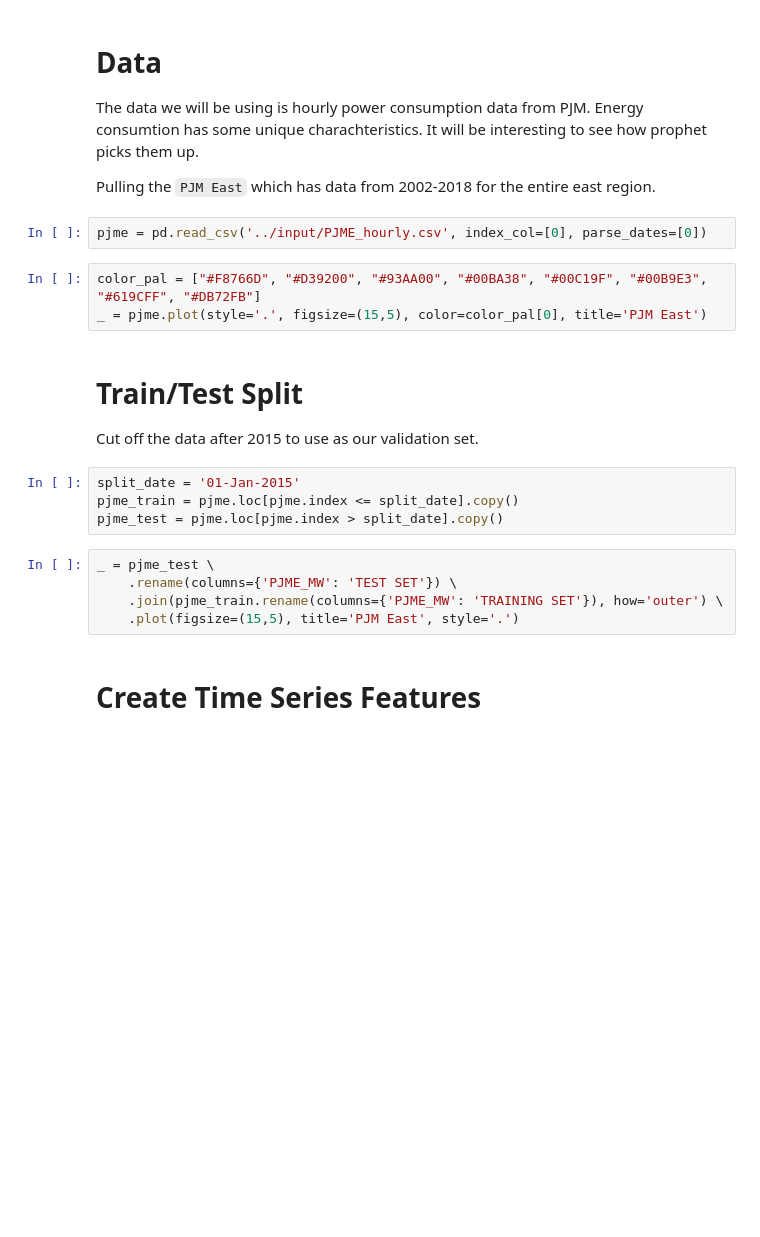
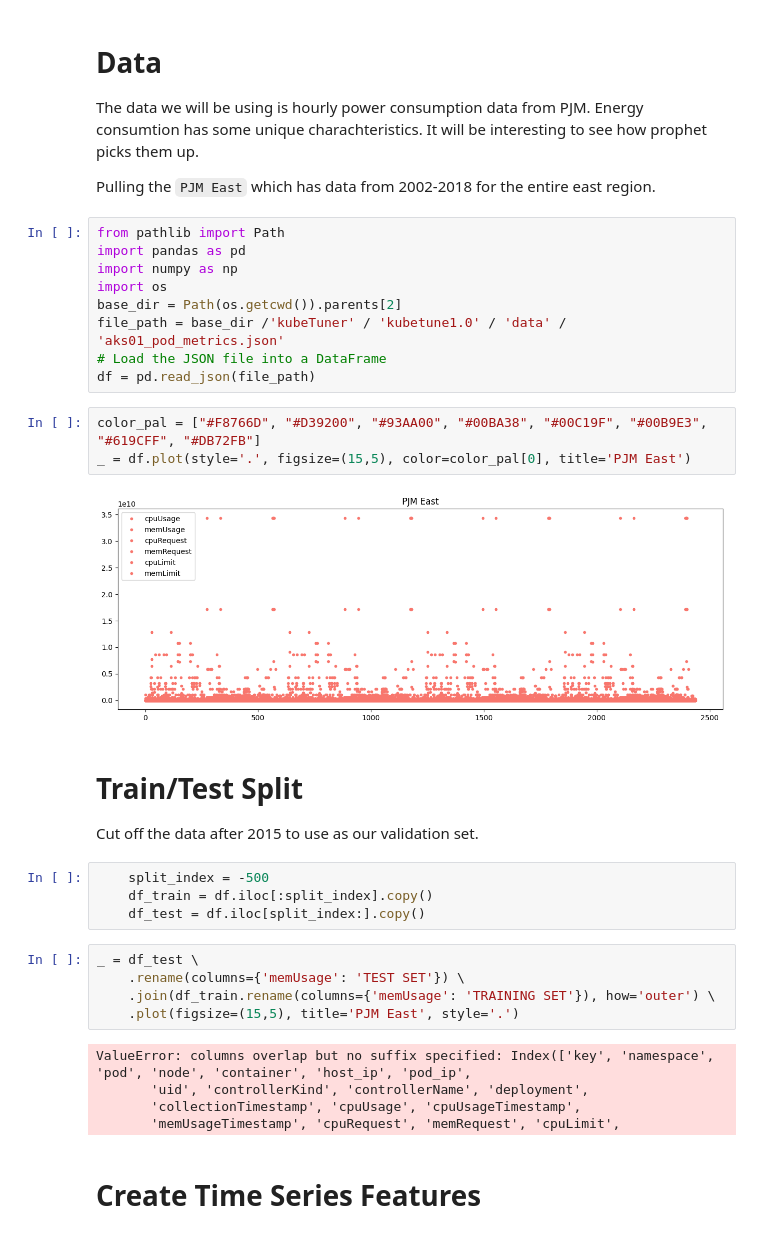
Before and after one commit to MyGitRepo-1979/MLearn, a Jupyter notebook: KubeTuner/kubetune1.0/notebooks/Time_Series_forecasting_with_XGBoost.ipynb, the cells around one changed output. Cells and saved outputs as stored; diff of their text form; blank space fills up the shorter version.

```diff
--- a/KubeTuner/kubetune1.0/notebooks/Time_Series_forecasting_with_XGBoost.ipynb
+++ b/KubeTuner/kubetune1.0/notebooks/Time_Series_forecasting_with_XGBoost.ipynb
@@ -26,23 +26,37 @@ plt.style.use('fivethirtyeight')
 The data we will be using is hourly power consumption data from PJM. Energy consumtion has some unique charachteristics. It will be interesting to see how prophet picks them up.
 
 Pulling the `PJM East` which has data from 2002-2018 for the entire east region.
-# %%
-pjme = pd.read_csv('../input/PJME_hourly.csv', index_col=[0], parse_dates=[0])
+# %%
+from pathlib import Path
+import pandas as pd
+import numpy as np
+import os
+base_dir = Path(os.getcwd()).parents[2]
+file_path = base_dir /'kubeTuner' / 'kubetune1.0' / 'data' / 'aks01_pod_metrics.json'
+# Load the JSON file into a DataFrame
+df = pd.read_json(file_path)
 # %%
 color_pal = ["#F8766D", "#D39200", "#93AA00", "#00BA38", "#00C19F", "#00B9E3", "#619CFF", "#DB72FB"]
-_ = pjme.plot(style='.', figsize=(15,5), color=color_pal[0], title='PJM East')
+_ = df.plot(style='.', figsize=(15,5), color=color_pal[0], title='PJM East')
+# %% [output]
+[figure, added]
 # %% [markdown]
 # Train/Test Split
 Cut off the data after 2015 to use as our validation set.
-# %%
-split_date = '01-Jan-2015'
-pjme_train = pjme.loc[pjme.index <= split_date].copy()
-pjme_test = pjme.loc[pjme.index > split_date].copy()
+# %%
+    split_index = -500
+    df_train = df.iloc[:split_index].copy()
+    df_test = df.iloc[split_index:].copy()
 # %%
-_ = pjme_test \
-    .rename(columns={'PJME_MW': 'TEST SET'}) \
-    .join(pjme_train.rename(columns={'PJME_MW': 'TRAINING SET'}), how='outer') \
+_ = df_test \
+    .rename(columns={'memUsage': 'TEST SET'}) \
+    .join(df_train.rename(columns={'memUsage': 'TRAINING SET'}), how='outer') \
     .plot(figsize=(15,5), title='PJM East', style='.')
+# %% [output]
+ValueError: columns overlap but no suffix specified: Index(['key', 'namespace', 'pod', 'node', 'container', 'host_ip', 'pod_ip',
+       'uid', 'controllerKind', 'controllerName', 'deployment',
+       'collectionTimestamp', 'cpuUsage', 'cpuUsageTimestamp',
+       'memUsageTimestamp', 'cpuRequest', 'memRequest', 'cpuLimit',
 # %% [markdown]
 # Create Time Series Features
 # %%
```
Also changed, not shown: 7 other files.
